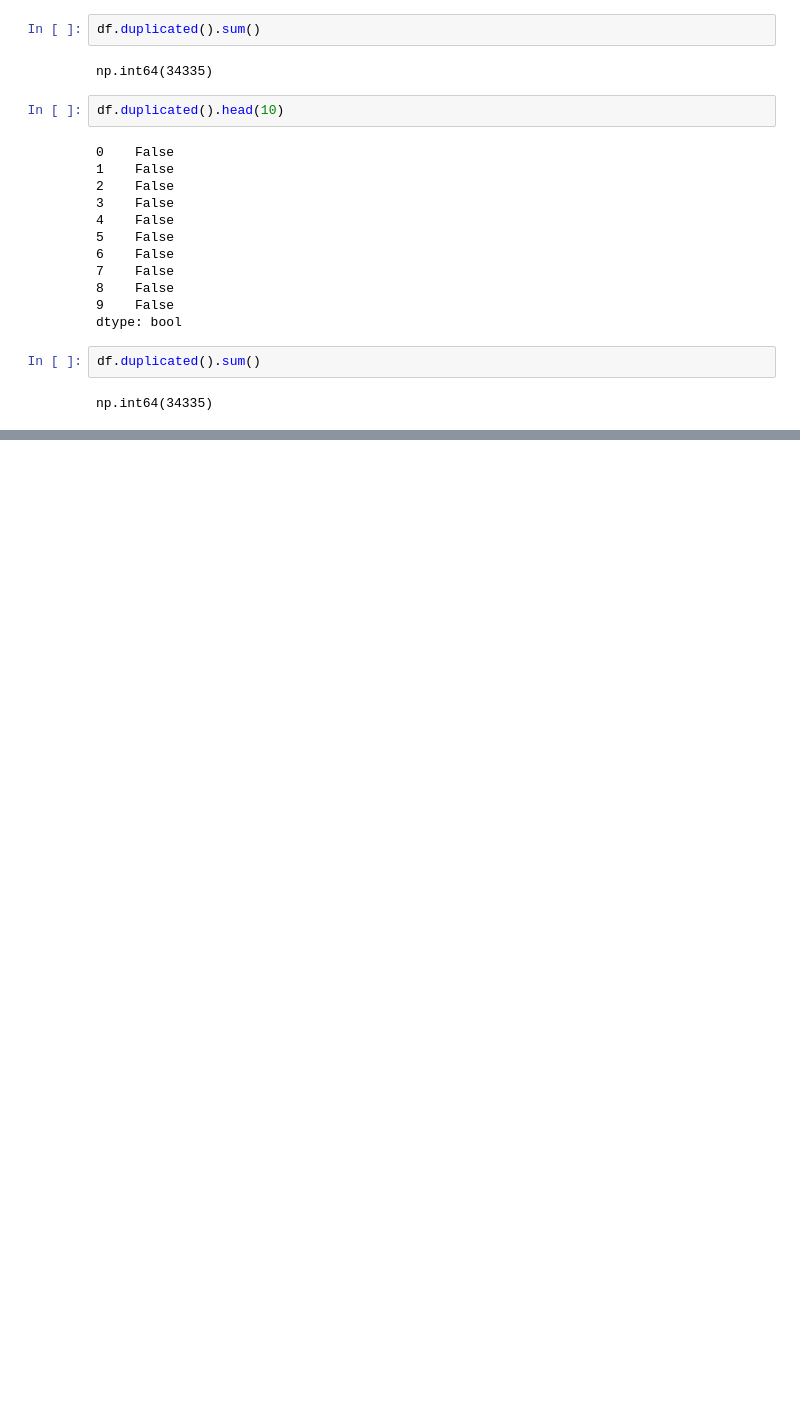
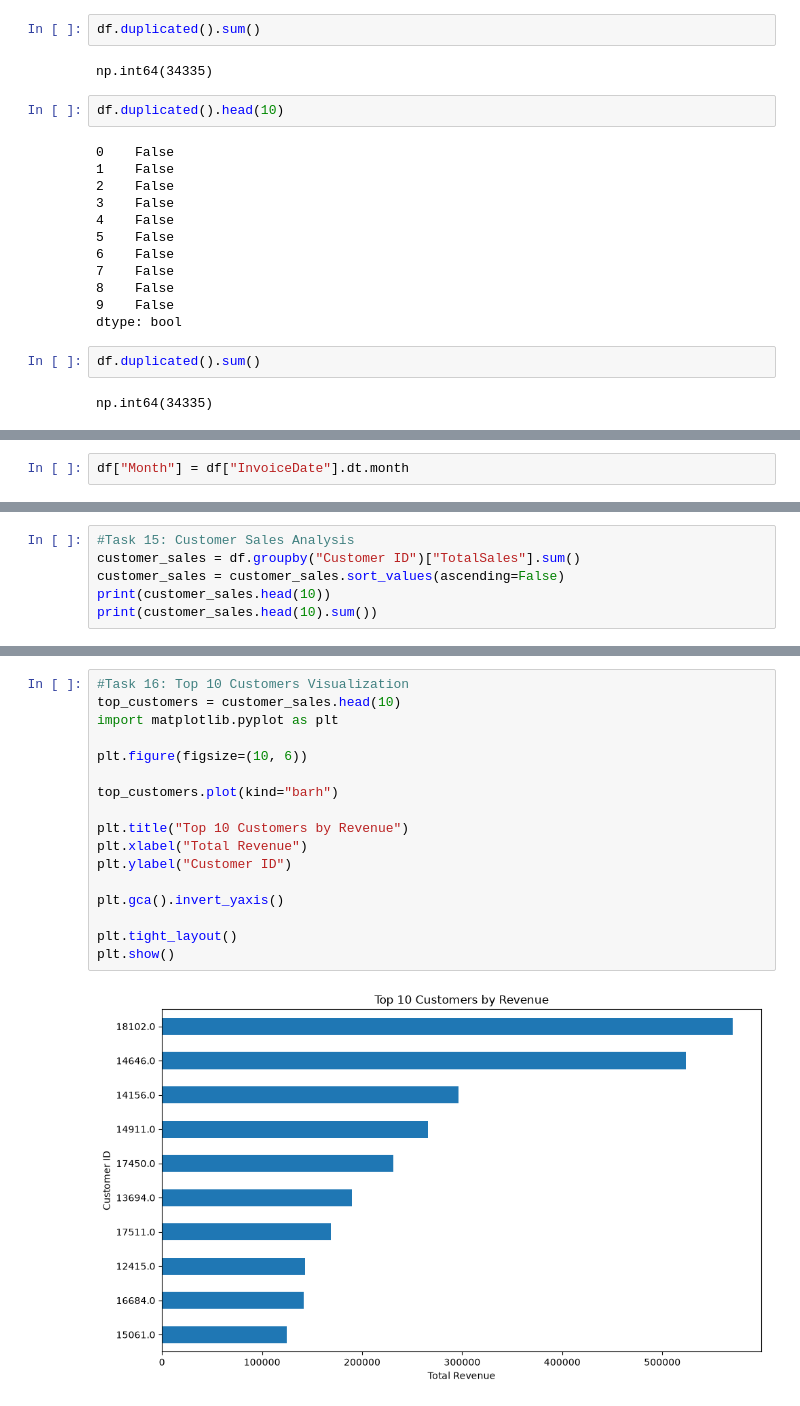
Before and after one commit to VedantWagh57/Project, a Jupyter notebook: E-Commerce_Analysis.ipynb, the cells around one changed output, grey strips where cells are left out. Cells and saved outputs as stored; diff of their text form; blank space fills up the shorter version.

```diff
--- a/E-Commerce_Analysis.ipynb
+++ b/E-Commerce_Analysis.ipynb
@@ -237,0 +294,2 @@ np.int64(34335)
+# %%
+df["Month"] = df["InvoiceDate"].dt.month
@@ -237,0 +459,6 @@ np.int64(34335)
+# %%
+#Task 15: Customer Sales Analysis
+customer_sales = df.groupby("Customer ID")["TotalSales"].sum()
+customer_sales = customer_sales.sort_values(ascending=False)
+print(customer_sales.head(10))
+print(customer_sales.head(10).sum())
@@ -237,0 +479,19 @@ np.int64(34335)
+# %%
+#Task 16: Top 10 Customers Visualization
+top_customers = customer_sales.head(10)
+import matplotlib.pyplot as plt
+
+plt.figure(figsize=(10, 6))
+
+top_customers.plot(kind="barh")
+
+plt.title("Top 10 Customers by Revenue")
+plt.xlabel("Total Revenue")
+plt.ylabel("Customer ID")
+
+plt.gca().invert_yaxis()
+
+plt.tight_layout()
+plt.show()
+# %% [output]
+[figure, added]
```
Also changed, not shown: parts of 42 cells of this notebook, 1 other file.
